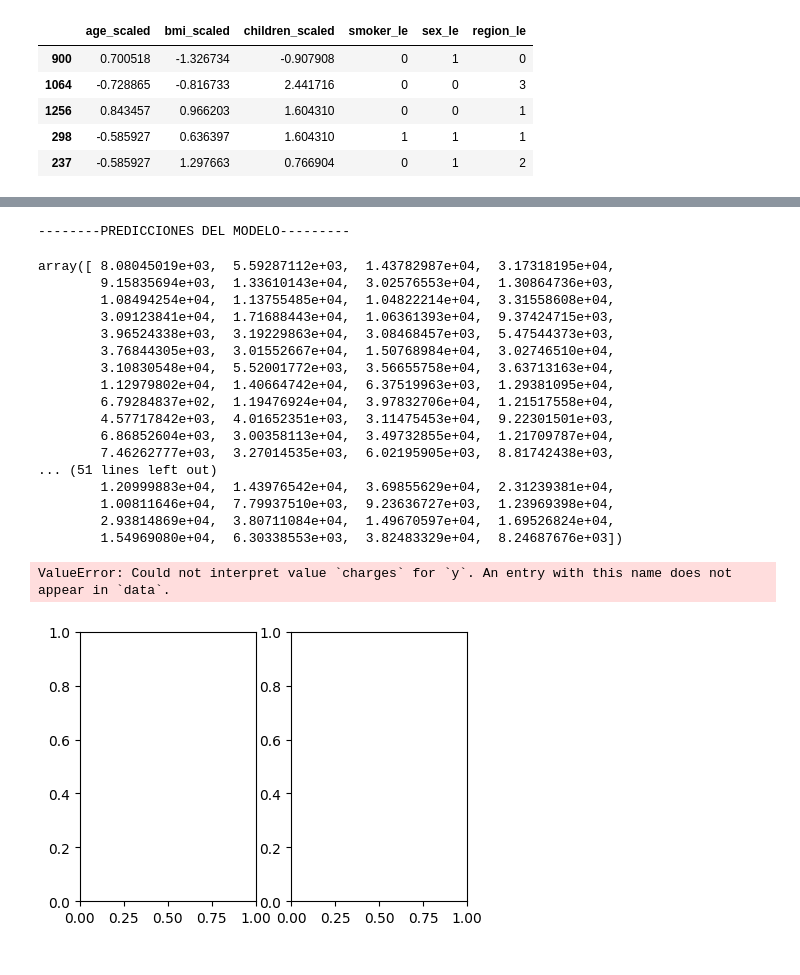
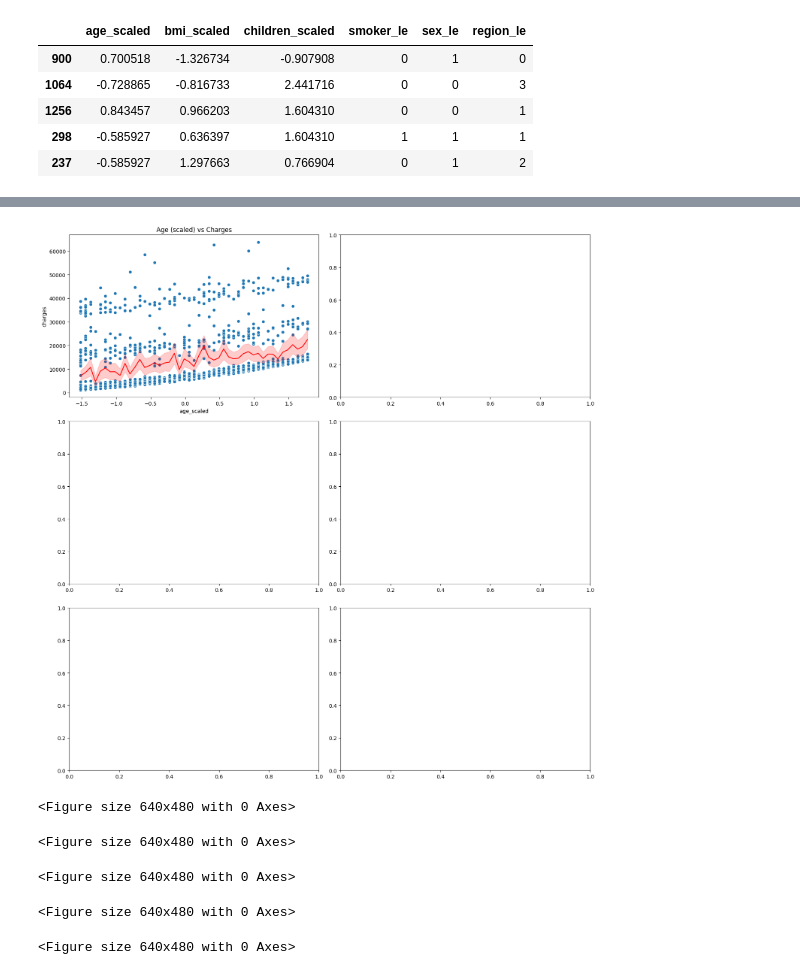
Before and after one commit to 4GeeksAcademy/Proyecto-regresion-lineal-Jorge3127, a Jupyter notebook: src/explore.ipynb, the cells around one changed output, grey strips where cells are left out. Drawn from its saved outputs; the diff is of its cells as text; code cells hidden in the pictures.

```diff
--- a/src/explore.ipynb
+++ b/src/explore.ipynb
@@ -517,43 +543,37 @@ Coeficientes (b1): [ 3480.71806706  1890.9752842    637.82776712 23052.15275173
    -99.69539417  -237.62514748]
-# %%
-print("--------PREDICCIONES DEL MODELO---------")
-y_pred = model.predict(X_test_final)
-y_pred
-# %% [output]
---------PREDICCIONES DEL MODELO---------
-array([ 8.08045019e+03,  5.59287112e+03,  1.43782987e+04,  3.17318195e+04,
-        9.15835694e+03,  1.33610143e+04,  3.02576553e+04,  1.30864736e+03,
-        1.08494254e+04,  1.13755485e+04,  1.04822214e+04,  3.31558608e+04,
-        3.09123841e+04,  1.71688443e+04,  1.06361393e+04,  9.37424715e+03,
-        3.96524338e+03,  3.19229863e+04,  3.08468457e+03,  5.47544373e+03,
-        3.76844305e+03,  3.01552667e+04,  1.50768984e+04,  3.02746510e+04,
-        3.10830548e+04,  5.52001772e+03,  3.56655758e+04,  3.63713163e+04,
-        1.12979802e+04,  1.40664742e+04,  6.37519963e+03,  1.29381095e+04,
-        6.79284837e+02,  1.19476924e+04,  3.97832706e+04,  1.21517558e+04,
-        4.57717842e+03,  4.01652351e+03,  3.11475453e+04,  9.22301501e+03,
-        6.86852604e+03,  3.00358113e+04,  3.49732855e+04,  1.21709787e+04,
-        7.46262777e+03,  3.27014535e+03,  6.02195905e+03,  8.81742438e+03,
-... (51 lines left out)
-        1.20999883e+04,  1.43976542e+04,  3.69855629e+04,  2.31239381e+04,
-        1.00811646e+04,  7.79937510e+03,  9.23636727e+03,  1.23969398e+04,
-        2.93814869e+04,  3.80711084e+04,  1.49670597e+04,  1.69526824e+04,
-        1.54969080e+04,  6.30338553e+03,  3.82483329e+04,  8.24687676e+03])
-# %%
-fig, axis = plt.subplots(1, 2, figsize = (5, 3.5))
-total_data = pd.concat([X_train_final, X_test_final])
-
-# Utilizamos los parámetros ajustados en el entrenamiento para dibujar la línea de regresión en los gráficos
-regression_equation = lambda x: model.intercept_ + model.coef_ * x
-
-sns.scatterplot(ax = axis[0], data = X_test_final, x = "smoker_le", y = "charges")
-sns.lineplot(ax = axis[0], x = X_test_final["smoker_le"], y = regression_equation(X_test_final["smoker_le"]))
-
-sns.scatterplot(ax = axis[1], x = X_test_final["smoker_le"], y = y_pred)
-sns.lineplot(ax = axis[1], x = X_test_final["smoker_le"], y = regression_equation(X_test_final["smoker_le"])).set(ylabel = None)
-
-plt.tight_layout()
-
-plt.show()
-# %% [output]
-ValueError: Could not interpret value `charges` for `y`. An entry with this name does not appear in `data`.
-[figure, removed]
+# %%
+# Definir los parámetros de la regresión lineal múltiple
+intercept = 8829.748405552255
+coefficients = np.array([3480.71806706, 1890.9752842, 637.82776712, 23052.15275173, -99.69539417, -237.62514748])
+
+# Crear la función de regresión lineal múltiple
+regression_equation = lambda x: intercept + np.dot(x, coefficients)
+
+# Creación del gráfico combinado
+fig, axes = plt.subplots(3, 2, figsize=(15, 15))
+axes = axes.flatten() # Aplanar los ejes para iterar fácilmente
+
+# Definimos las variables y sus títulos
+variables = ["age_scaled", "bmi_scaled", "children_scaled", "smoker_le", "sex_le", "region_le"]
+titles = ["Age (scaled) vs Charges", "BMI (scaled) vs Charges", "Children (scaled) vs Charges", "Smoker (encoded) vs Charges", "Sex (encoded) vs Charges", "Region (encoded) vs Charges"]
+
+# Crear gráficos de dispersión y línea de regresión para cada variable predictora vs la variable objetivo
+for i, var in enumerate(variables):
+    sns.scatterplot(ax=axes[i], data=total_data, x=var, y='charges')
+# La línea de regresión se calcula utilizando la regresión lineal múltiple
+    x_values = total_data[variables].values
+    regression_y = regression_equation(x_values)
+    sns.lineplot(ax=axes[i], x=total_data[var], y=regression_y, color="red")
+    axes[i].set_title(titles[i])
+    axes[i].set_xlabel(var)
+    axes[i].set_ylabel('charges')
+
+    plt.tight_layout()
+    plt.show()
+# %% [output]
+[figure, added]
+<Figure size 640x480 with 0 Axes>
+<Figure size 640x480 with 0 Axes>
+<Figure size 640x480 with 0 Axes>
+<Figure size 640x480 with 0 Axes>
+<Figure size 640x480 with 0 Axes>
```
Also changed, not shown: parts of 10 cells of this notebook.
